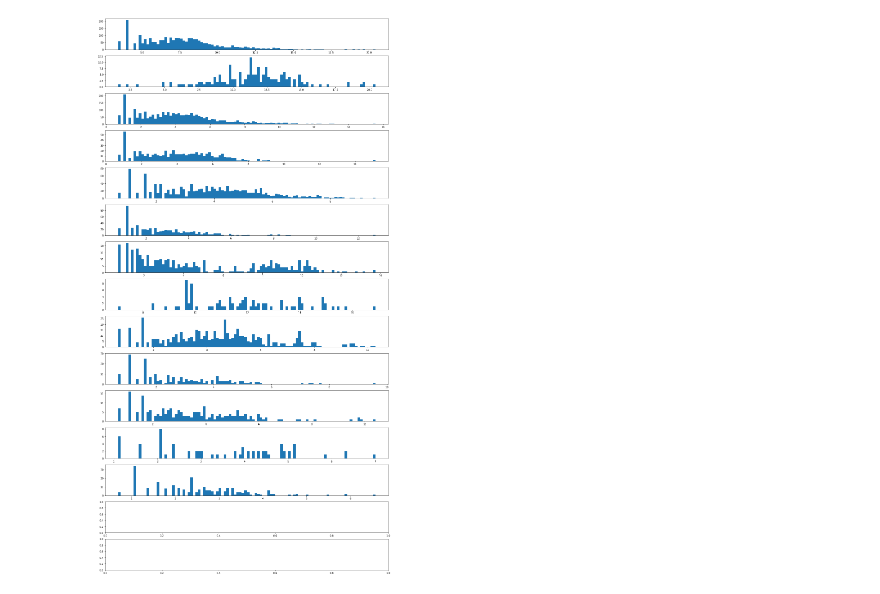
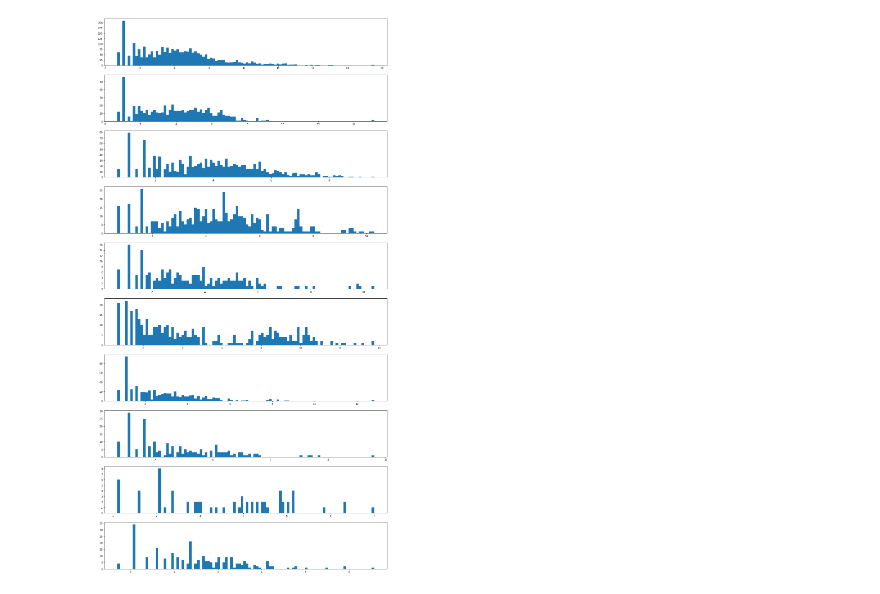
Before and after one commit to Deadman-DAO/Web3HackerNetwork, a Jupyter notebook: sandbox/notebooks/bob/commit_stat_engineering.ipynb, the cells around one changed output. Cells and saved outputs as stored; diff of their text form; code cells hidden in the pictures.

```diff
--- a/sandbox/notebooks/bob/commit_stat_engineering.ipynb
+++ b/sandbox/notebooks/bob/commit_stat_engineering.ipynb
@@ -7,5 +5,7 @@ bob_lib_path = project_root_path + "/sandbox/python/bob/"
 sys.path.append(bob_lib_path)
 import commit_stat_engineering
+# %%
+project_root_path = '../../..'
 # %%
 # this is the other way to handle imports, if you want the code visible:
 # %load /home/bob/projects/Web3HackerNetwork/sandbox/python/bob/commit_stat_engineering.py
@@ -124,32 +66,30 @@ plt.show()
 # %%
+import matplotlib.pyplot as plt
+import numpy as np
+
 def log1p_stat_array(stats_set, stat_name):
     return [np.log1p(stats[stat_name]) for stats in stats_set if stats[stat_name] > 0]
 
 def hist_me_with_your_best_shot(axis, stats_set, stat_name):
     axis.hist(log1p_stat_array(stats_set, stat_name), 100)
 
-bytes_array = log1p_stat_array(all_stats, 'totalBytes')
-binbytes_array = log1p_stat_array(all_stats, 'binBytes')
 textlines_array = log1p_stat_array(all_stats, 'textLines')
 jslines_array = log1p_stat_array(all_stats, 'javascriptLines')
 rustlines_array = log1p_stat_array(all_stats, 'rustLines')
 markdownlines_array = log1p_stat_array(all_stats, 'markdownLines')
 jsonlines_array = log1p_stat_array(all_stats, 'jsonLines')
 
-fig, axs = plt.subplots(15, 1, figsize=(20,40))
-hist_me_with_your_best_shot(axs[0], all_stats, 'totalBytes')
-hist_me_with_your_best_shot(axs[1], all_stats, 'binBytes')
-hist_me_with_your_best_shot(axs[2], all_stats, 'textLines')
-hist_me_with_your_best_shot(axs[3], all_stats, 'javascriptLines')
-hist_me_with_your_best_shot(axs[4], all_stats, 'rustLines')
-hist_me_with_your_best_shot(axs[5], all_stats, 'markdownLines')
-hist_me_with_your_best_shot(axs[6], all_stats, 'jsonLines')
-hist_me_with_your_best_shot(axs[7], all_stats, 'imgBytes')
-hist_me_with_your_best_shot(axs[8], all_stats, 'lockLines')
-hist_me_with_your_best_shot(axs[9], all_stats, 'yarnLines')
-hist_me_with_your_best_shot(axs[10], all_stats, 'htmlLines')
-hist_me_with_your_best_shot(axs[11], all_stats, 'clojureLines')
-hist_me_with_your_best_shot(axs[12], all_stats, 'shellLines')
+fig, axs = plt.subplots(10, 1, figsize=(20,40))
+hist_me_with_your_best_shot(axs[0], all_stats, 'textLines')
+hist_me_with_your_best_shot(axs[1], all_stats, 'javascriptLines')
+hist_me_with_your_best_shot(axs[2], all_stats, 'rustLines')
+hist_me_with_your_best_shot(axs[3], all_stats, 'lockLines')
+hist_me_with_your_best_shot(axs[4], all_stats, 'htmlLines')
+hist_me_with_your_best_shot(axs[5], all_stats, 'jsonLines')
+hist_me_with_your_best_shot(axs[6], all_stats, 'markdownLines')
+hist_me_with_your_best_shot(axs[7], all_stats, 'yarnLines')
+hist_me_with_your_best_shot(axs[8], all_stats, 'clojureLines')
+hist_me_with_your_best_shot(axs[9], all_stats, 'shellLines')
 plt.show()
 # %% [output]
-[figure, old version]
+[figure, new version]
```
Also changed, not shown: parts of 11 cells of this notebook.
